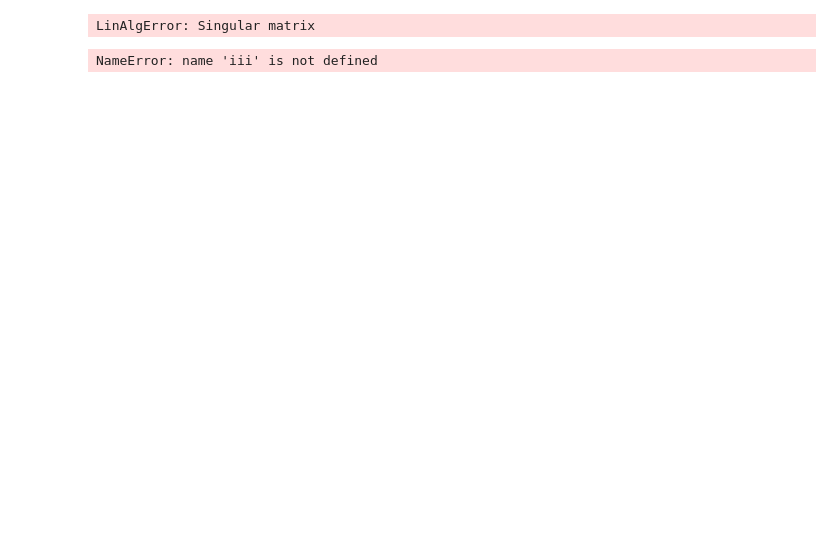
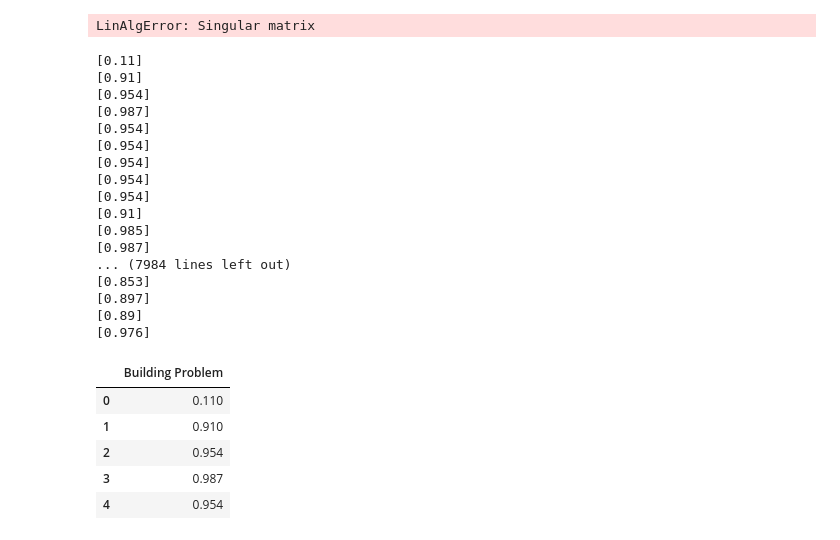
Before and after one commit to rolisanchez/ai-project-mcmc, a Jupyter notebook: building-mcmc.ipynb, the cells around one changed output. Cells and saved outputs as stored; diff of their text form; code cells hidden in the pictures; blank space fills up the shorter version.

```diff
--- a/building-mcmc.ipynb
+++ b/building-mcmc.ipynb
@@ -229,31 +292,55 @@ LinAlgError: Singular matrix
 # trace_hcm = mcmc.trace('hc_maintenance')[:]
 # trace_hco = mcmc.trace('p_hcoff')[:]
 # trace_hc = mcmc.trace('hcoff')[:]
 
 # trace_cb = mcmc.trace('cable_broke')[:]
 # trace_isp = mcmc.trace('isp_problem')[:]
 # trace_ni = mcmc.trace('nointernet')[:]
 
 # trace_fs = mcmc.trace('fire_sensor')[:]
 # trace_bs = mcmc.trace('burglary_sensor')[:]
 # trace_ao = mcmc.trace('alarmon')[:]
 
 # trace_wmp = mcmc.trace('wm_problem')[:]
 # trace_wlp = mcmc.trace('w_lpressure')[:]
 # trace_wns = mcmc.trace('w_nosupply')[:]
 # trace_nw = mcmc.trace('nowater')[:]
 
 # trace_p_bp = mcmc.trace('p_buildingproblem')[:]
+for ii in trace_p_bp.tolist():
+    print ii
 
 dictionary = {
 #               'No Power': [1 if ii[0] else 0 for ii in trace_nopower.tolist() ],
 #               'H/C Off': [1 if ii[0] else 0 for ii in trace_hc.tolist() ],
 #               'No Internet': [1 if ii[0] else 0 for ii in trace_ni.tolist() ],
 #               'Alarm went On': [1 if ii[0] else 0 for ii in trace_ao.tolist() ],
 #               'No Water': [1 if ii[0] else 0 for ii in trace_nw.tolist() ],
               'Building Problem': [ii[0] for ii in trace_p_bp.tolist()],
               }
 df = pd.DataFrame(dictionary)
 df.head()
 # %% [output]
-NameError: name 'iii' is not defined
+[0.11]
+[0.91]
+[0.954]
+[0.987]
+[0.954]
+[0.954]
+[0.954]
+[0.954]
+[0.954]
+[0.91]
+[0.985]
+[0.987]
+... (7984 lines left out)
+[0.853]
+[0.897]
+[0.89]
+[0.976]
+|  | Building Problem |
+| 0 | 0.110 |
+| 1 | 0.910 |
+| 2 | 0.954 |
+| 3 | 0.987 |
+| 4 | 0.954 |
```
Also changed, not shown: parts of 4 cells of this notebook, 53 other files.
